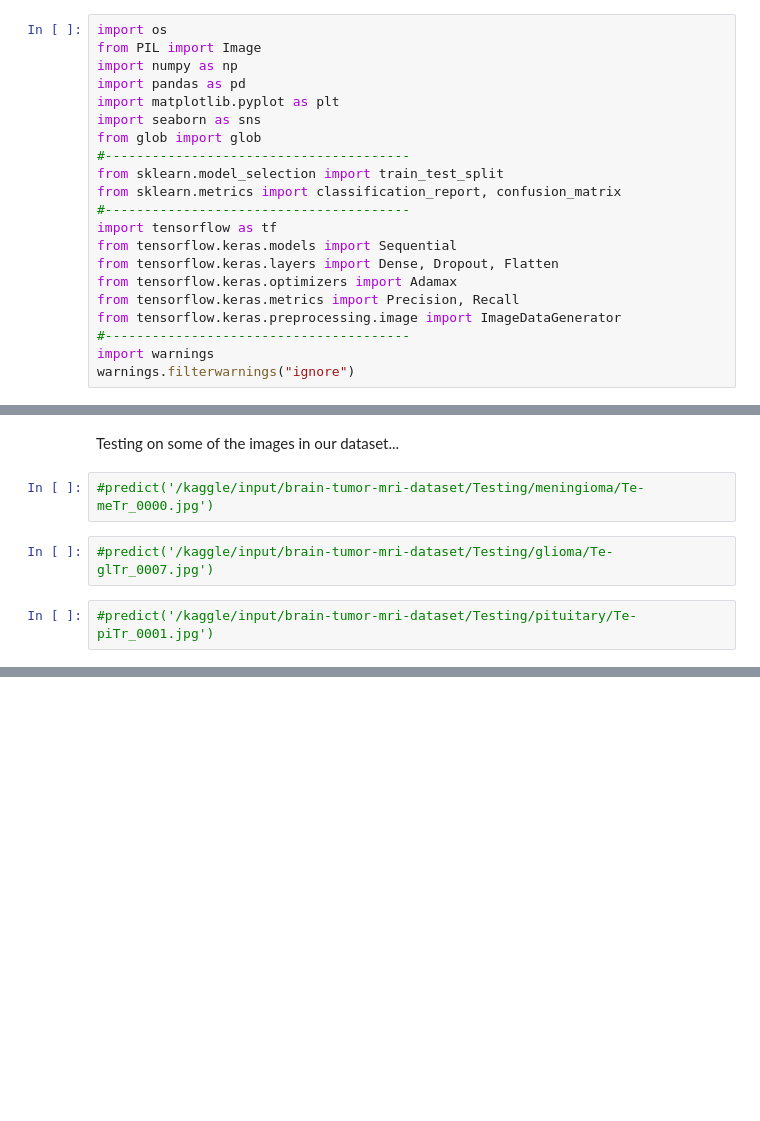
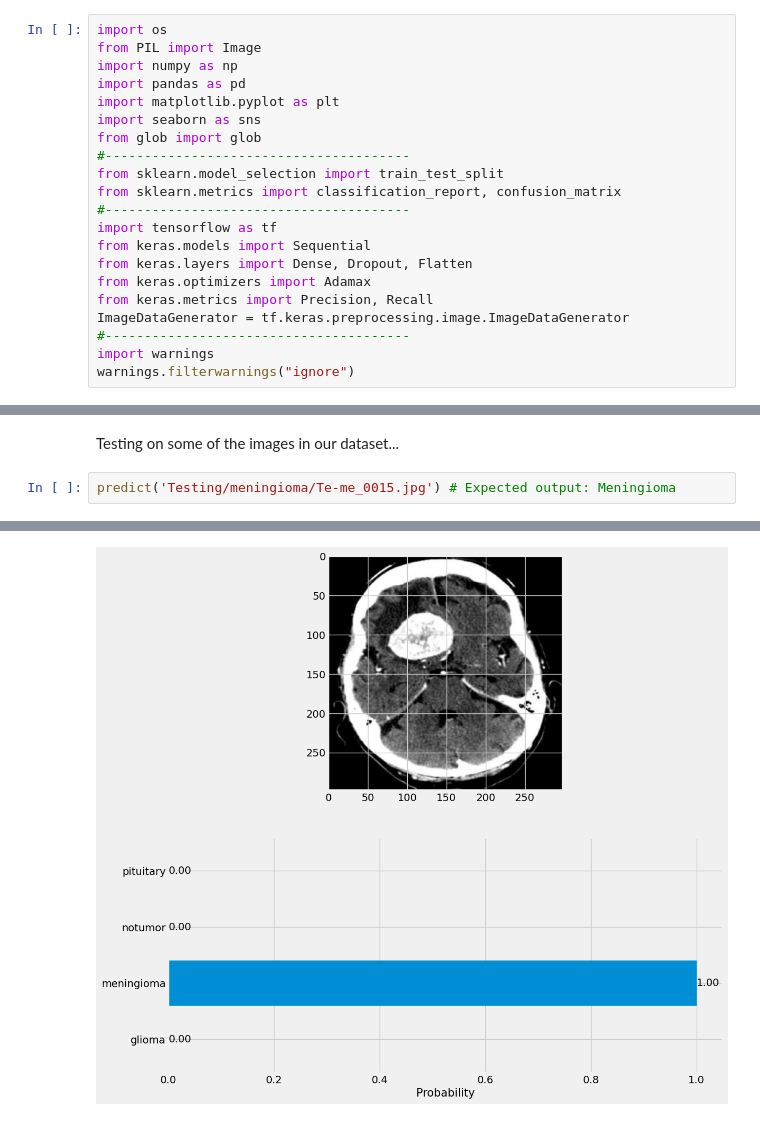
Before and after one commit to CS123A-BioinformaticI/term-project-VikramArunkumar, a Jupyter notebook: BrainTumorDetection.ipynb, the cells around one changed output, grey strips where cells are left out. Cells and saved outputs as stored; diff of their text form; blank space fills up the shorter version.

Commit message:
ran braintumordetection.ipynb

```diff
--- a/BrainTumorDetection.ipynb
+++ b/BrainTumorDetection.ipynb
@@ -15,11 +15,11 @@ from sklearn.model_selection import train_test_split
 from sklearn.metrics import classification_report, confusion_matrix
 #---------------------------------------
 import tensorflow as tf
-from tensorflow.keras.models import Sequential
-from tensorflow.keras.layers import Dense, Dropout, Flatten
-from tensorflow.keras.optimizers import Adamax
-from tensorflow.keras.metrics import Precision, Recall
-from tensorflow.keras.preprocessing.image import ImageDataGenerator
+from keras.models import Sequential
+from keras.layers import Dense, Dropout, Flatten
+from keras.optimizers import Adamax
+from keras.metrics import Precision, Recall
+ImageDataGenerator = tf.keras.preprocessing.image.ImageDataGenerator
 #---------------------------------------
 import warnings
 warnings.filterwarnings("ignore")
@@ -276,9 +398,6 @@ def predict(img_path):
     plt.show()
 # %% [markdown]
 Testing on some of the images in our dataset...
-# %%
-#predict('/kaggle/input/brain-tumor-mri-dataset/Testing/meningioma/Te-meTr_0000.jpg')
-# %%
-#predict('/kaggle/input/brain-tumor-mri-dataset/Testing/glioma/Te-glTr_0007.jpg')
-# %%
-#predict('/kaggle/input/brain-tumor-mri-dataset/Testing/pituitary/Te-piTr_0001.jpg')
+# %%
+predict('Testing/meningioma/Te-me_0015.jpg') # Expected output: Meningioma
+# %% [output]
@@ -284,0 +405 @@ Testing on some of the images in our dataset...
+[figure, added]
```
Also changed, not shown: parts of 22 cells of this notebook.
